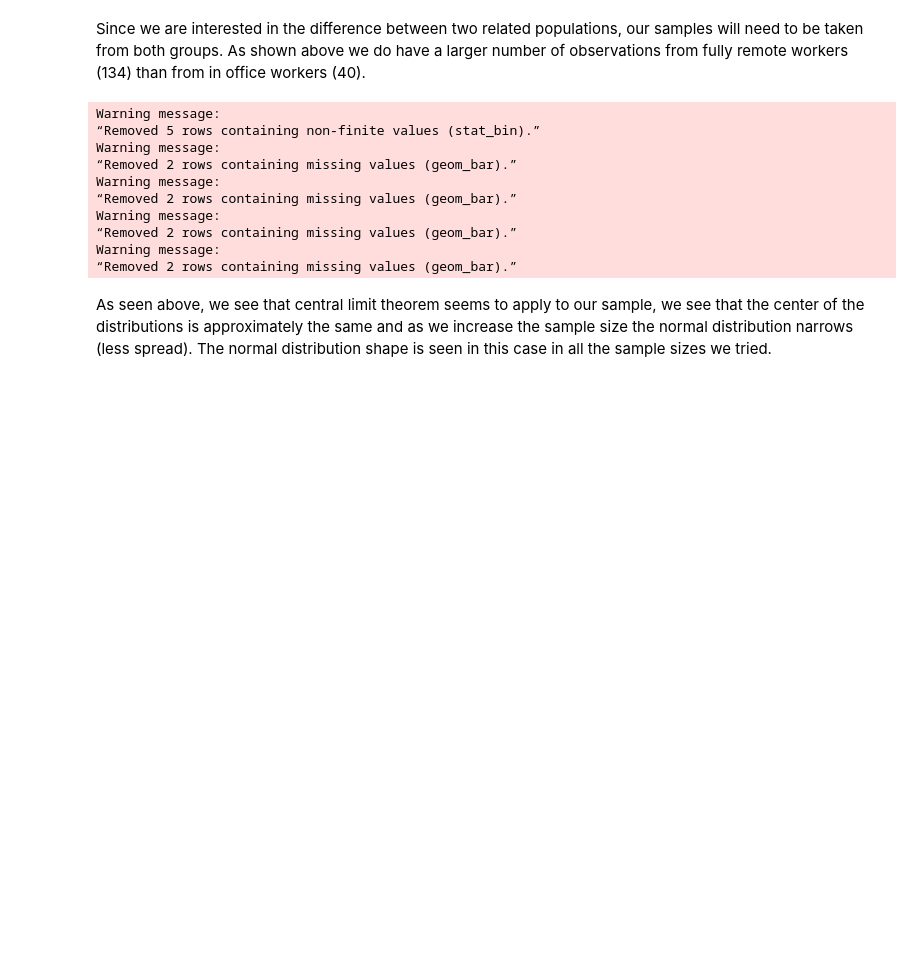
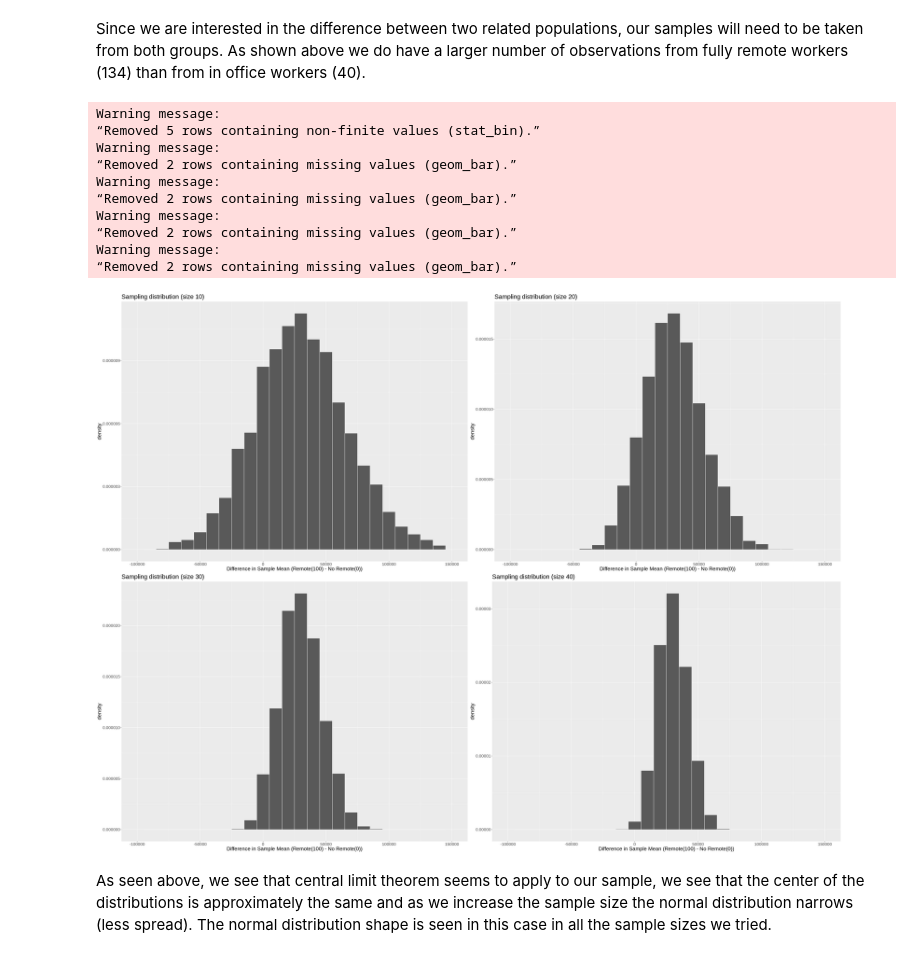
Before and after one commit to Wills-Hao/DS-Salary-Factor-Remote-R, a Jupyter notebook: Projectproposal.ipynb, the cells around one changed output. Saved outputs shown, nothing was run; the diff lists cells and outputs as text; code cells hidden in the pictures; blank space fills up the shorter version.

```diff
--- a/Projectproposal.ipynb
+++ b/Projectproposal.ipynb
@@ -382,7 +382,7 @@ sample_40_100 <- remote_ratio_100 %>%
 sample_40 <- merge(sample_40_0, sample_40_100,
                     all = TRUE)
 # %%
-options(repr.plot.width=60, repr.plot.height=40)
+options(repr.plot.width=40, repr.plot.height=30)
 sampling_dist_10 <- sample_10 %>%
     group_by(replicate, remote_ratio) %>%
     summarise(sample_mean = mean(salary_in_usd), `.groups` = "drop") %>%
@@ -416,33 +416,34 @@ sampling_dist_30 <- sample_30 %>%
     geom_histogram(aes(x = diff_in_sample_mean, y = ..density..), color="white", binwidth = 10000) +
     xlim(-100000, 150000) +
     theme(text = element_text(size = 20))+
     xlab("Difference in Sample Mean (Remote(100) - No Remote(0))") +
     ggtitle("Sampling distribution (size 30)")
 
 sampling_dist_40 <- sample_40 %>%
     group_by(replicate, remote_ratio) %>%
     summarise(sample_mean = mean(salary_in_usd), `.groups` = "drop") %>%
     group_by(replicate) %>%
     summarise(diff_in_sample_mean = diff(sample_mean), `.groups` = "drop") %>%
     ggplot() +
     geom_histogram(aes(x = diff_in_sample_mean, y = ..density..), color="white", binwidth = 10000) +
     xlim(-100000, 150000) +
     theme(text = element_text(size = 20))+
     xlab("Difference in Sample Mean (Remote(100) - No Remote(0))") +
     ggtitle("Sampling distribution (size 40)")
 
 grid.arrange(sampling_dist_10, sampling_dist_20, sampling_dist_30, sampling_dist_40, ncol = 2, nrow = 2)
 # %% [output]
 Warning message:
 “Removed 5 rows containing non-finite values (stat_bin).”
 Warning message:
 “Removed 2 rows containing missing values (geom_bar).”
 Warning message:
 “Removed 2 rows containing missing values (geom_bar).”
 Warning message:
 “Removed 2 rows containing missing values (geom_bar).”
 Warning message:
 “Removed 2 rows containing missing values (geom_bar).”
+[figure, added]
 # %% [markdown]
 As seen above, we see that central limit theorem seems to apply to our sample, we see that the center of the distributions is approximately the same and as we increase the sample size the normal distribution narrows (less spread). The normal distribution shape is seen in this case in all the sample sizes we tried.
 # %% [markdown]
```
